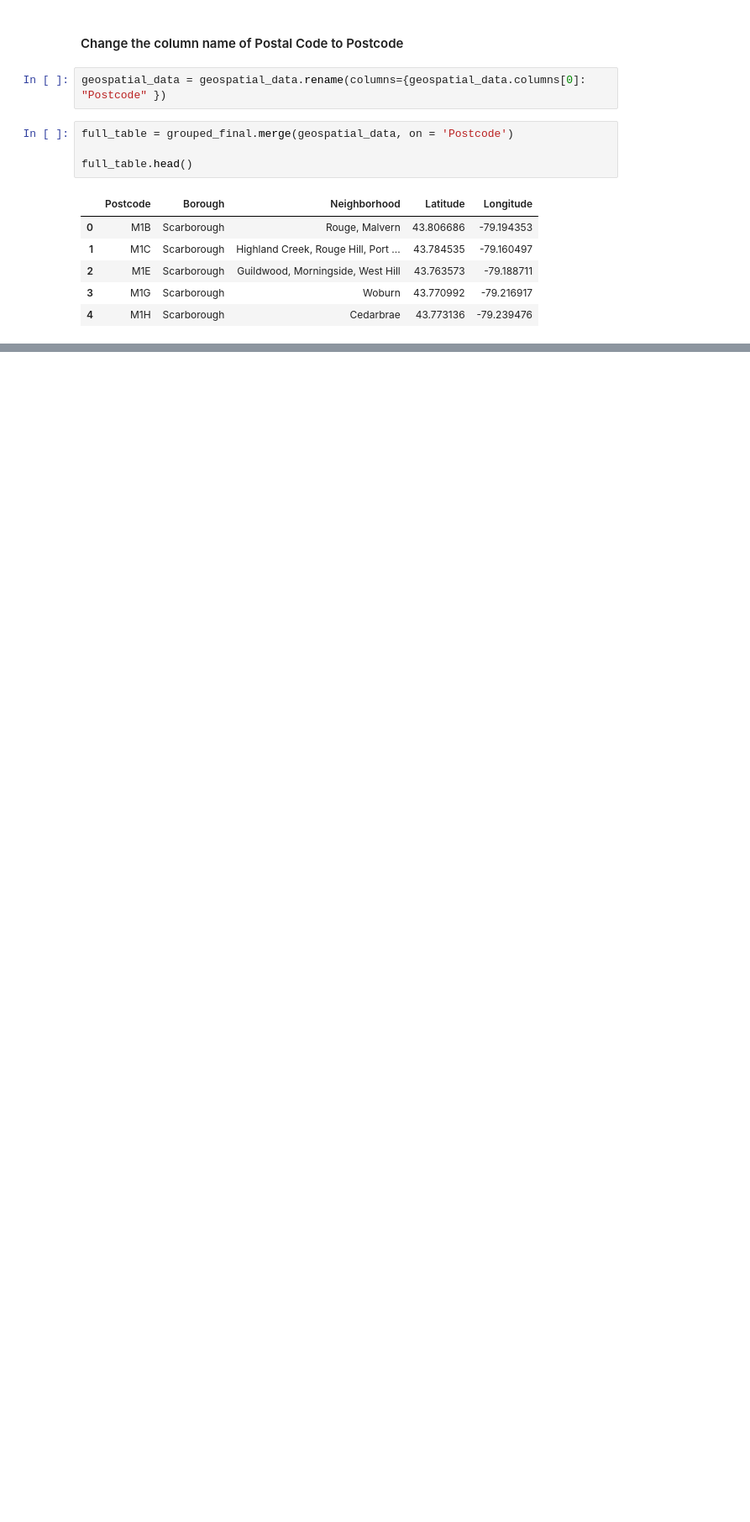
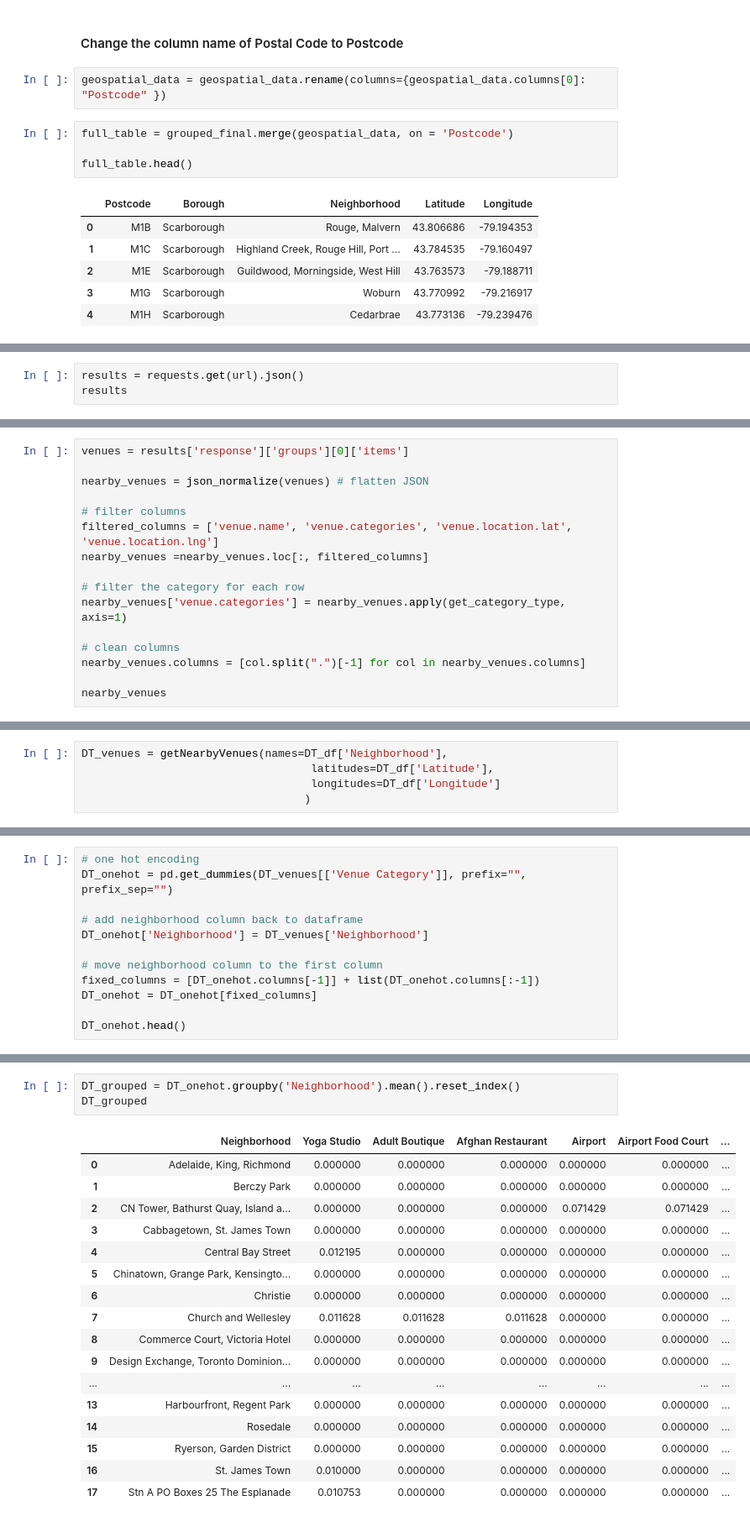
Before and after one commit to abhishekpandey3006/Coursera_Capstone-2, a Jupyter notebook: Segmenting and Clustering Toronto Neighborhoods.ipynb, the cells around one changed output, grey strips where cells are left out. Shown: that part at 84% size. Cells and saved outputs as stored; diff of their text form; blank space fills up the shorter version.

```diff
--- a/Segmenting and Clustering Toronto Neighborhoods.ipynb
+++ b/Segmenting and Clustering Toronto Neighborhoods.ipynb
@@ -219,0 +527,3 @@ full_table.head()
+# %%
+results = requests.get(url).json()
+results
@@ -219,0 +562,16 @@ full_table.head()
+# %%
+venues = results['response']['groups'][0]['items']
+
+nearby_venues = json_normalize(venues) # flatten JSON
+
+# filter columns
+filtered_columns = ['venue.name', 'venue.categories', 'venue.location.lat', 'venue.location.lng']
+nearby_venues =nearby_venues.loc[:, filtered_columns]
+
+# filter the category for each row
+nearby_venues['venue.categories'] = nearby_venues.apply(get_category_type, axis=1)
+
+# clean columns
+nearby_venues.columns = [col.split(".")[-1] for col in nearby_venues.columns]
+
+nearby_venues
@@ -219,0 +644,5 @@ full_table.head()
+# %%
+DT_venues = getNearbyVenues(names=DT_df['Neighborhood'],
+                                   latitudes=DT_df['Latitude'],
+                                   longitudes=DT_df['Longitude']
+                                  )
@@ -219,0 +710,12 @@ full_table.head()
+# %%
+# one hot encoding
+DT_onehot = pd.get_dummies(DT_venues[['Venue Category']], prefix="", prefix_sep="")
+
+# add neighborhood column back to dataframe
+DT_onehot['Neighborhood'] = DT_venues['Neighborhood']
+
+# move neighborhood column to the first column
+fixed_columns = [DT_onehot.columns[-1]] + list(DT_onehot.columns[:-1])
+DT_onehot = DT_onehot[fixed_columns]
+
+DT_onehot.head()
@@ -219,0 +735,21 @@ full_table.head()
+# %%
+DT_grouped = DT_onehot.groupby('Neighborhood').mean().reset_index()
+DT_grouped
+# %% [output]
+|  | Neighborhood | Yoga Studio | Adult Boutique | Afghan Restaurant | Airport | Airport Food Court | ... |
+| 0 | Adelaide, King, Richmond | 0.000000 | 0.000000 | 0.000000 | 0.000000 | 0.000000 | ... |
+| 1 | Berczy Park | 0.000000 | 0.000000 | 0.000000 | 0.000000 | 0.000000 | ... |
+| 2 | CN Tower, Bathurst Quay, Island a... | 0.000000 | 0.000000 | 0.000000 | 0.071429 | 0.071429 | ... |
+| 3 | Cabbagetown, St. James Town | 0.000000 | 0.000000 | 0.000000 | 0.000000 | 0.000000 | ... |
+| 4 | Central Bay Street | 0.012195 | 0.000000 | 0.000000 | 0.000000 | 0.000000 | ... |
+| 5 | Chinatown, Grange Park, Kensingto... | 0.000000 | 0.000000 | 0.000000 | 0.000000 | 0.000000 | ... |
+| 6 | Christie | 0.000000 | 0.000000 | 0.000000 | 0.000000 | 0.000000 | ... |
+| 7 | Church and Wellesley | 0.011628 | 0.011628 | 0.011628 | 0.000000 | 0.000000 | ... |
+| 8 | Commerce Court, Victoria Hotel | 0.000000 | 0.000000 | 0.000000 | 0.000000 | 0.000000 | ... |
+| 9 | Design Exchange, Toronto Dominion... | 0.000000 | 0.000000 | 0.000000 | 0.000000 | 0.000000 | ... |
+| ... | ... | ... | ... | ... | ... | ... | ... |
+| 13 | Harbourfront, Regent Park | 0.000000 | 0.000000 | 0.000000 | 0.000000 | 0.000000 | ... |
+| 14 | Rosedale | 0.000000 | 0.000000 | 0.000000 | 0.000000 | 0.000000 | ... |
+| 15 | Ryerson, Garden District | 0.000000 | 0.000000 | 0.000000 | 0.000000 | 0.000000 | ... |
+| 16 | St. James Town | 0.010000 | 0.000000 | 0.000000 | 0.000000 | 0.000000 | ... |
+| 17 | Stn A PO Boxes 25 The Esplanade | 0.010753 | 0.000000 | 0.000000 | 0.000000 | 0.000000 | ... |
```
Also changed, not shown: parts of 74 cells of this notebook.
